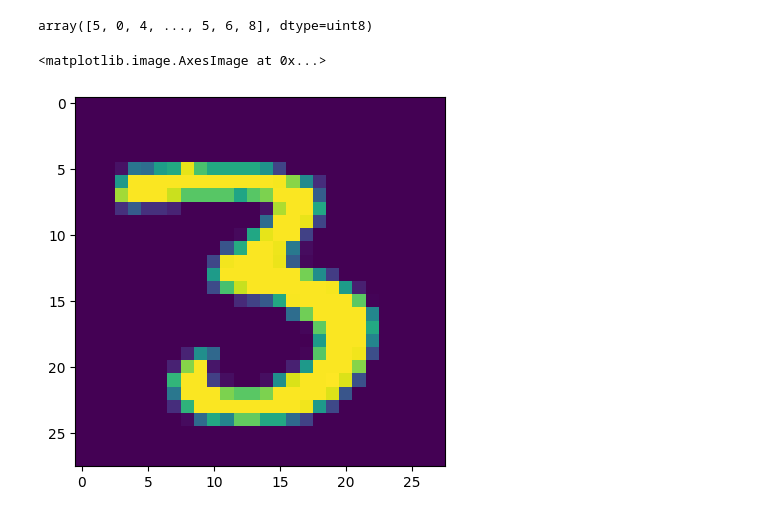
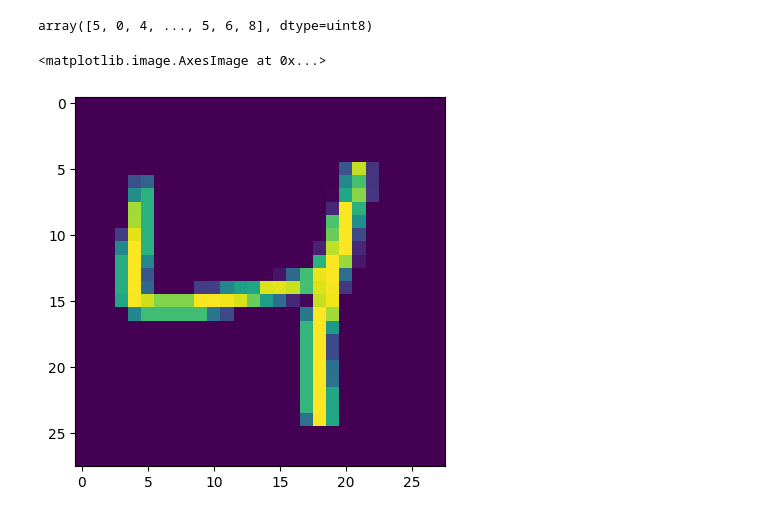
Before and after one commit to AI-DataScience-Playground/DL--handwritten-digits-classification, a Jupyter notebook: digits_classifier.ipynb, the cells around one changed output. Saved outputs shown, nothing was run; the diff lists cells and outputs as text; code cells hidden in the pictures.

```diff
--- a/digits_classifier.ipynb
+++ b/digits_classifier.ipynb
@@ -19,10 +17,10 @@ array([5, 0, 4, ..., 5, 6, 8], dtype=uint8)
 # %%
 import matplotlib.pyplot as plt
 # %%
-plt.imshow(x_train[12])
+plt.imshow(x_train[2])
 # %% [output]
 <matplotlib.image.AxesImage at 0x...>
-[figure, old version]
+[figure, new version]
 # %%
 x_train = x_train/255
 x_test = x_test/255
```
Also changed, not shown: parts of 9 cells of this notebook.
